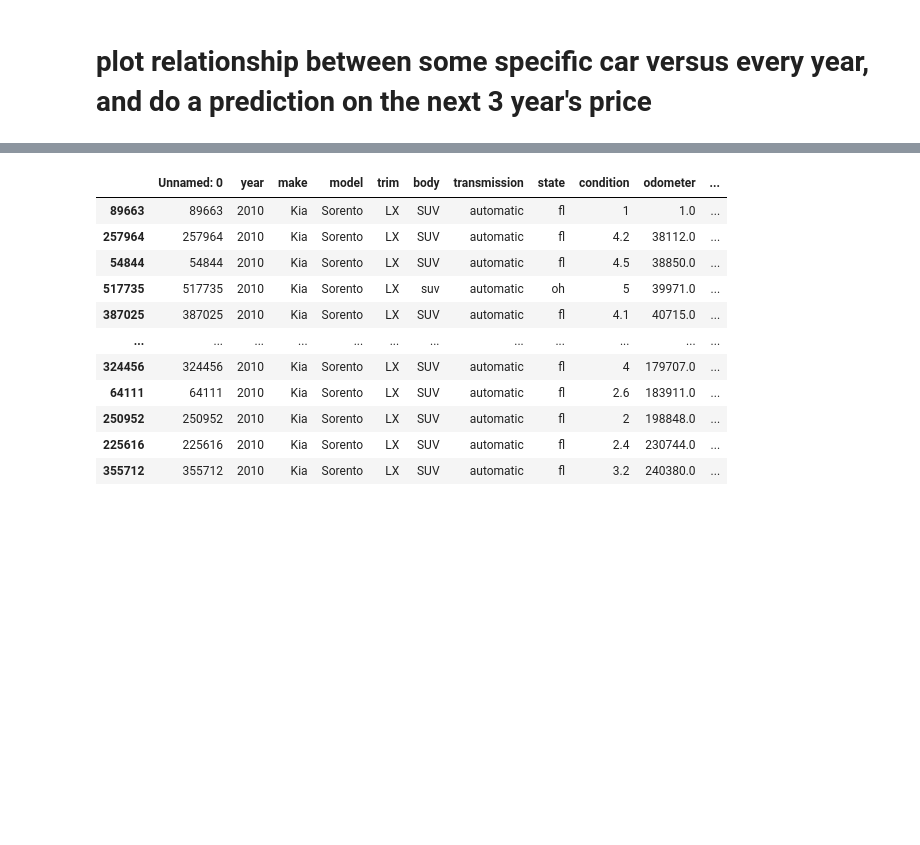
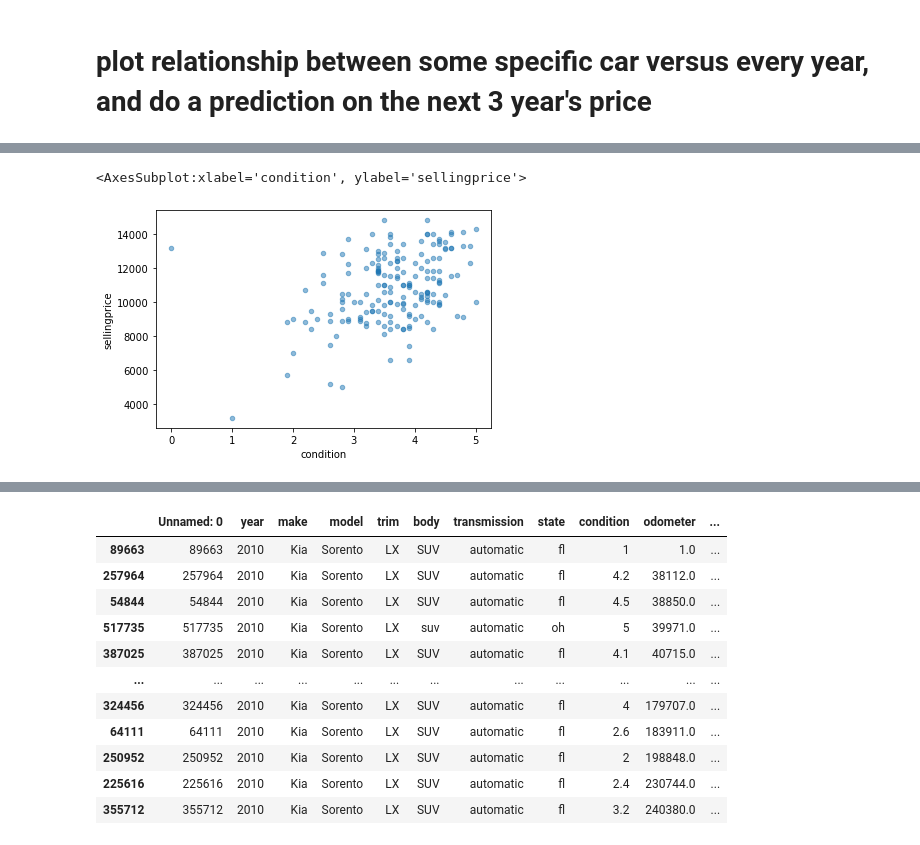
Before and after one commit to yiyuancui/car-price-analysis, a Jupyter notebook: car_price_analysis.ipynb, the cells around one changed output, grey strips where cells are left out. Cells and saved outputs as stored; diff of their text form; code cells hidden in the pictures; blank space fills up the shorter version.

```diff
--- a/car_price_analysis.ipynb
+++ b/car_price_analysis.ipynb
@@ -77,0 +96,5 @@ lx_df_2010.plot.scatter(x="sellingprice", y="odometer", alpha=0.5)
+# %%
+lx_df_2010.plot.scatter(x="condition", y="sellingprice", alpha=0.5)
+# %% [output]
+<AxesSubplot:xlabel='condition', ylabel='sellingprice'>
+[figure, added]
```
Also changed, not shown: parts of 15 cells of this notebook.
